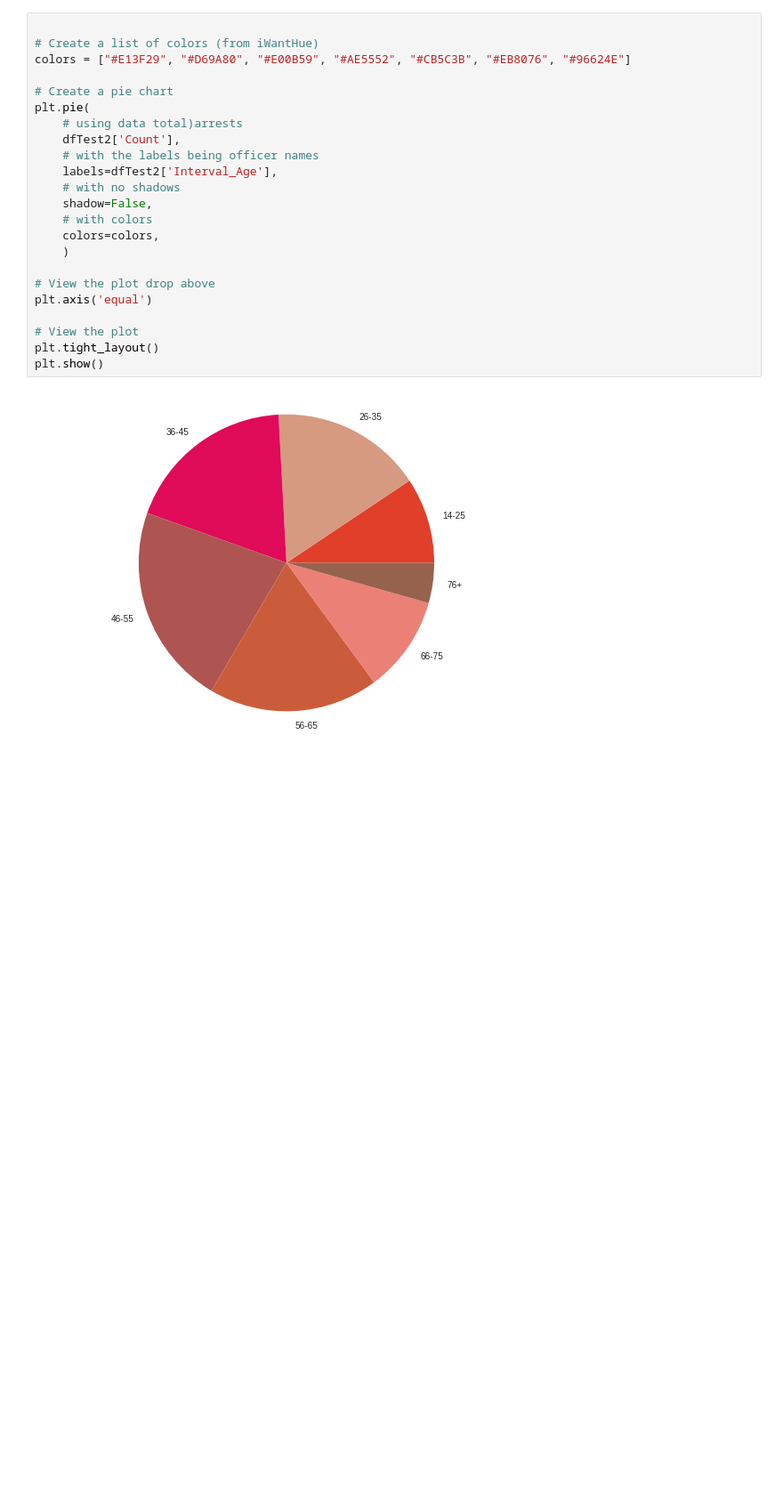
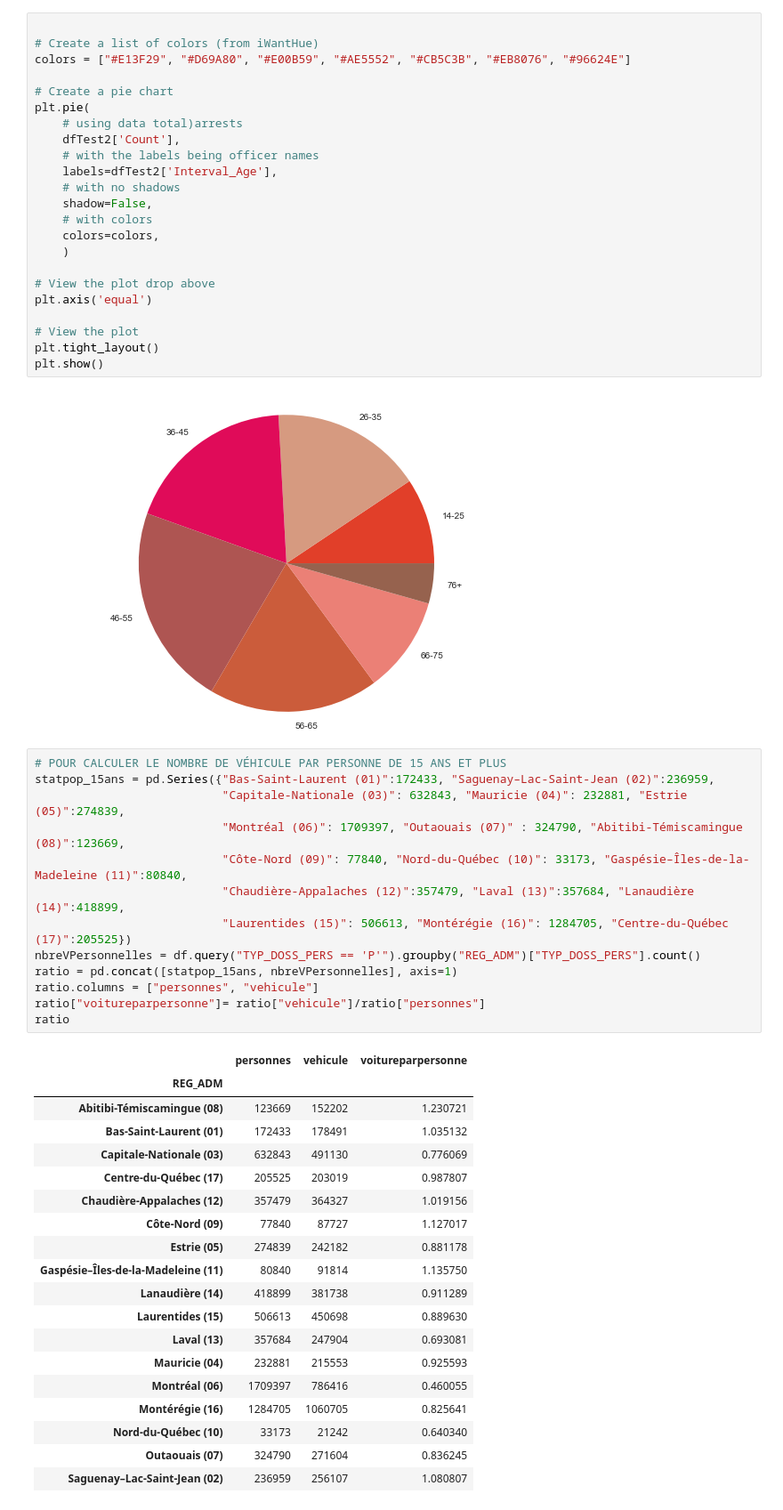
Before and after one commit to Whippsie/Hackaton2017Datascape, a Jupyter notebook: hack.ipynb, the cells around one changed output. Shown: that part at 89% size. Saved outputs shown, nothing was run; the diff lists cells and outputs as text; blank space fills up the shorter version.

Commit message:
tableau voiture par personne

```diff
--- a/hack.ipynb
+++ b/hack.ipynb
@@ -311,3 +311,36 @@ plt.tight_layout()
 plt.show()
 # %% [output]
 [figure]
+# %%
+# POUR CALCULER LE NOMBRE DE VÉHICULE PAR PERSONNE DE 15 ANS ET PLUS
+statpop_15ans = pd.Series({"Bas-Saint-Laurent (01)":172433, "Saguenay–Lac-Saint-Jean (02)":236959,
+                           "Capitale-Nationale (03)": 632843, "Mauricie (04)": 232881, "Estrie (05)":274839,
+                           "Montréal (06)": 1709397, "Outaouais (07)" : 324790, "Abitibi-Témiscamingue (08)":123669,
+                           "Côte-Nord (09)": 77840, "Nord-du-Québec (10)": 33173, "Gaspésie–Îles-de-la-Madeleine (11)":80840,
+                           "Chaudière-Appalaches (12)":357479, "Laval (13)":357684, "Lanaudière (14)":418899,
+                           "Laurentides (15)": 506613, "Montérégie (16)": 1284705, "Centre-du-Québec (17)":205525})
+nbreVPersonnelles = df.query("TYP_DOSS_PERS == 'P'").groupby("REG_ADM")["TYP_DOSS_PERS"].count()
+ratio = pd.concat([statpop_15ans, nbreVPersonnelles], axis=1)
+ratio.columns = ["personnes", "vehicule"]
+ratio["voitureparpersonne"]= ratio["vehicule"]/ratio["personnes"]
+ratio
+# %% [output]
+|  | personnes | vehicule | voitureparpersonne |
+| REG_ADM |  |  |  |
+| Abitibi-Témiscamingue (08) | 123669 | 152202 | 1.230721 |
+| Bas-Saint-Laurent (01) | 172433 | 178491 | 1.035132 |
+| Capitale-Nationale (03) | 632843 | 491130 | 0.776069 |
+| Centre-du-Québec (17) | 205525 | 203019 | 0.987807 |
+| Chaudière-Appalaches (12) | 357479 | 364327 | 1.019156 |
+| Côte-Nord (09) | 77840 | 87727 | 1.127017 |
+| Estrie (05) | 274839 | 242182 | 0.881178 |
+| Gaspésie–Îles-de-la-Madeleine (11) | 80840 | 91814 | 1.135750 |
+| Lanaudière (14) | 418899 | 381738 | 0.911289 |
+| Laurentides (15) | 506613 | 450698 | 0.889630 |
+| Laval (13) | 357684 | 247904 | 0.693081 |
+| Mauricie (04) | 232881 | 215553 | 0.925593 |
+| Montréal (06) | 1709397 | 786416 | 0.460055 |
+| Montérégie (16) | 1284705 | 1060705 | 0.825641 |
+| Nord-du-Québec (10) | 33173 | 21242 | 0.640340 |
+| Outaouais (07) | 324790 | 271604 | 0.836245 |
+| Saguenay–Lac-Saint-Jean (02) | 236959 | 256107 | 1.080807 |
```
